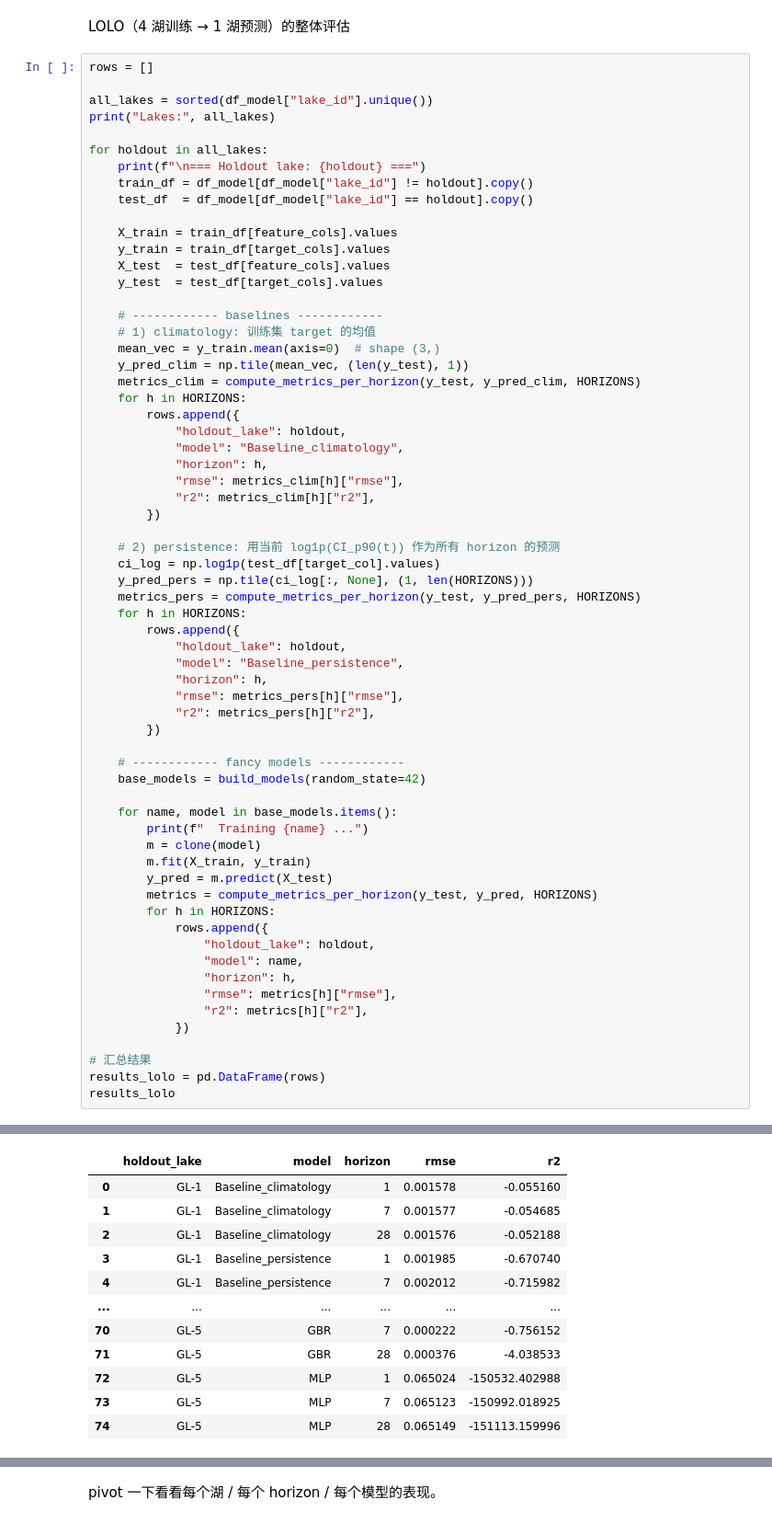
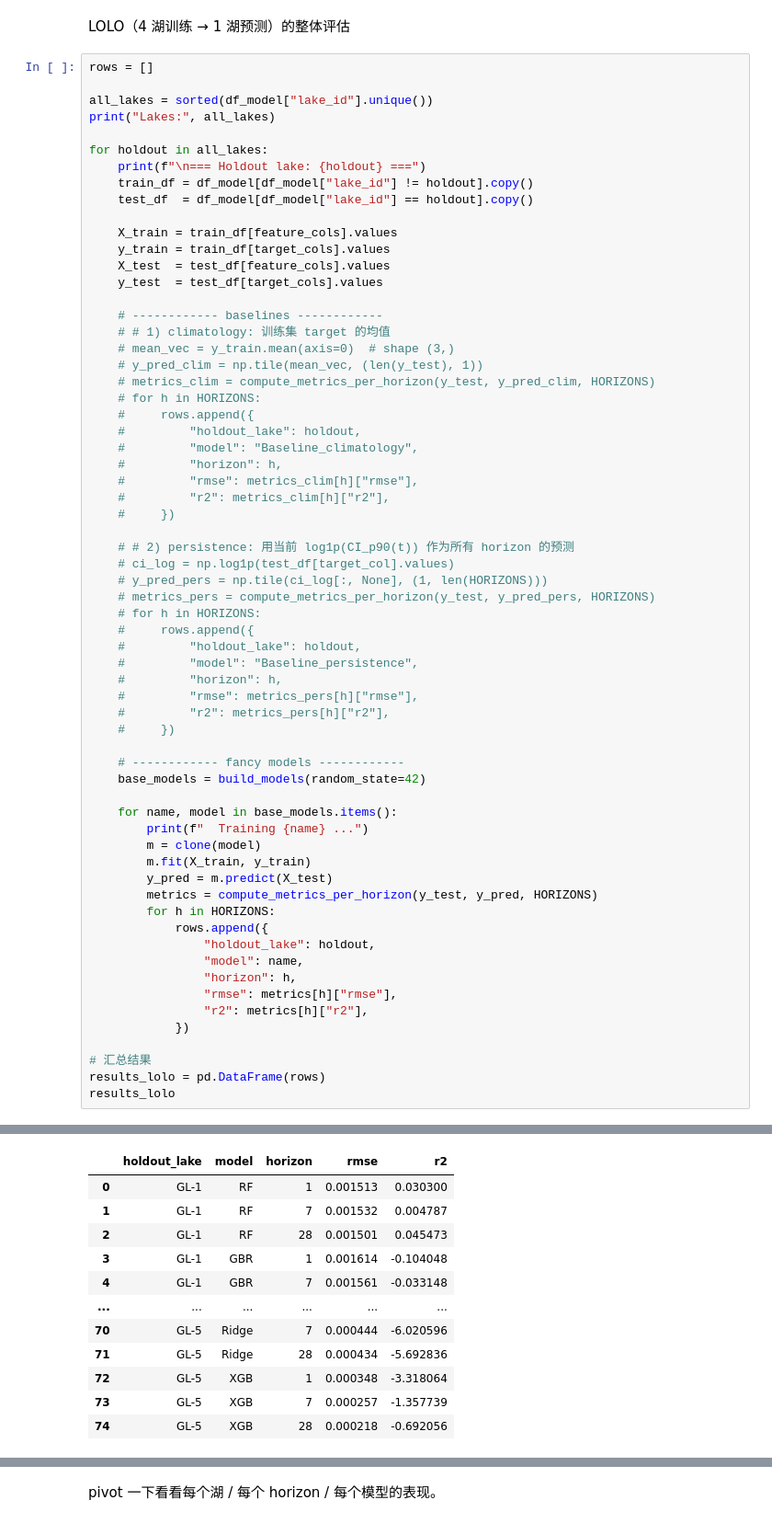
Before and after one commit to larry-ziyue-yin/HAB-forecasting, a Jupyter notebook: model_phase_2_cyanobacteria_forecasting.ipynb, the cells around one changed output, grey strips where cells are left out. Shown at 92% size. Saved outputs shown, nothing was run; the diff lists cells and outputs as text.

```diff
--- a/model_phase_2_cyanobacteria_forecasting.ipynb
+++ b/model_phase_2_cyanobacteria_forecasting.ipynb
@@ -331,31 +406,31 @@ for holdout in all_lakes:
     y_test  = test_df[target_cols].values
 
     # ------------ baselines ------------
-    # 1) climatology: 训练集 target 的均值
-    mean_vec = y_train.mean(axis=0)  # shape (3,)
-    y_pred_clim = np.tile(mean_vec, (len(y_test), 1))
-    metrics_clim = compute_metrics_per_horizon(y_test, y_pred_clim, HORIZONS)
-    for h in HORIZONS:
-        rows.append({
-            "holdout_lake": holdout,
-            "model": "Baseline_climatology",
-            "horizon": h,
-            "rmse": metrics_clim[h]["rmse"],
-            "r2": metrics_clim[h]["r2"],
-        })
+    # # 1) climatology: 训练集 target 的均值
+    # mean_vec = y_train.mean(axis=0)  # shape (3,)
+    # y_pred_clim = np.tile(mean_vec, (len(y_test), 1))
+    # metrics_clim = compute_metrics_per_horizon(y_test, y_pred_clim, HORIZONS)
+    # for h in HORIZONS:
+    #     rows.append({
+    #         "holdout_lake": holdout,
+    #         "model": "Baseline_climatology",
+    #         "horizon": h,
+    #         "rmse": metrics_clim[h]["rmse"],
+    #         "r2": metrics_clim[h]["r2"],
+    #     })
 
-    # 2) persistence: 用当前 log1p(CI_p90(t)) 作为所有 horizon 的预测
-    ci_log = np.log1p(test_df[target_col].values)
-    y_pred_pers = np.tile(ci_log[:, None], (1, len(HORIZONS)))
-    metrics_pers = compute_metrics_per_horizon(y_test, y_pred_pers, HORIZONS)
-    for h in HORIZONS:
-        rows.append({
-            "holdout_lake": holdout,
-            "model": "Baseline_persistence",
-            "horizon": h,
-            "rmse": metrics_pers[h]["rmse"],
-            "r2": metrics_pers[h]["r2"],
-        })
+    # # 2) persistence: 用当前 log1p(CI_p90(t)) 作为所有 horizon 的预测
+    # ci_log = np.log1p(test_df[target_col].values)
+    # y_pred_pers = np.tile(ci_log[:, None], (1, len(HORIZONS)))
+    # metrics_pers = compute_metrics_per_horizon(y_test, y_pred_pers, HORIZONS)
+    # for h in HORIZONS:
+    #     rows.append({
+    #         "holdout_lake": holdout,
+    #         "model": "Baseline_persistence",
+    #         "horizon": h,
+    #         "rmse": metrics_pers[h]["rmse"],
+    #         "r2": metrics_pers[h]["r2"],
+    #     })
 
     # ------------ fancy models ------------
     base_models = build_models(random_state=42)
@@ -399,15 +474,15 @@ Lakes: ['GL-1', 'GL-2', 'GL-3', 'GL-4', 'GL-5']
 |  | holdout_lake | model | horizon | rmse | r2 |
-| 0 | GL-1 | Baseline_climatology | 1 | 0.001578 | -0.055160 |
-| 1 | GL-1 | Baseline_climatology | 7 | 0.001577 | -0.054685 |
-| 2 | GL-1 | Baseline_climatology | 28 | 0.001576 | -0.052188 |
-| 3 | GL-1 | Baseline_persistence | 1 | 0.001985 | -0.670740 |
-| 4 | GL-1 | Baseline_persistence | 7 | 0.002012 | -0.715982 |
+| 0 | GL-1 | RF | 1 | 0.001513 | 0.030300 |
+| 1 | GL-1 | RF | 7 | 0.001532 | 0.004787 |
+| 2 | GL-1 | RF | 28 | 0.001501 | 0.045473 |
+| 3 | GL-1 | GBR | 1 | 0.001614 | -0.104048 |
+| 4 | GL-1 | GBR | 7 | 0.001561 | -0.033148 |
 | ... | ... | ... | ... | ... | ... |
-| 70 | GL-5 | GBR | 7 | 0.000222 | -0.756152 |
-| 71 | GL-5 | GBR | 28 | 0.000376 | -4.038533 |
-| 72 | GL-5 | MLP | 1 | 0.065024 | -150532.402988 |
-| 73 | GL-5 | MLP | 7 | 0.065123 | -150992.018925 |
-| 74 | GL-5 | MLP | 28 | 0.065149 | -151113.159996 |
+| 70 | GL-5 | Ridge | 7 | 0.000444 | -6.020596 |
+| 71 | GL-5 | Ridge | 28 | 0.000434 | -5.692836 |
+| 72 | GL-5 | XGB | 1 | 0.000348 | -3.318064 |
+| 73 | GL-5 | XGB | 7 | 0.000257 | -1.357739 |
+| 74 | GL-5 | XGB | 28 | 0.000218 | -0.692056 |
 75 rows × 5 columns
 # %% [markdown]
 pivot 一下看看每个湖 / 每个 horizon / 每个模型的表现。
```
Also changed, not shown: parts of 10 cells of this notebook, 4 other files.
